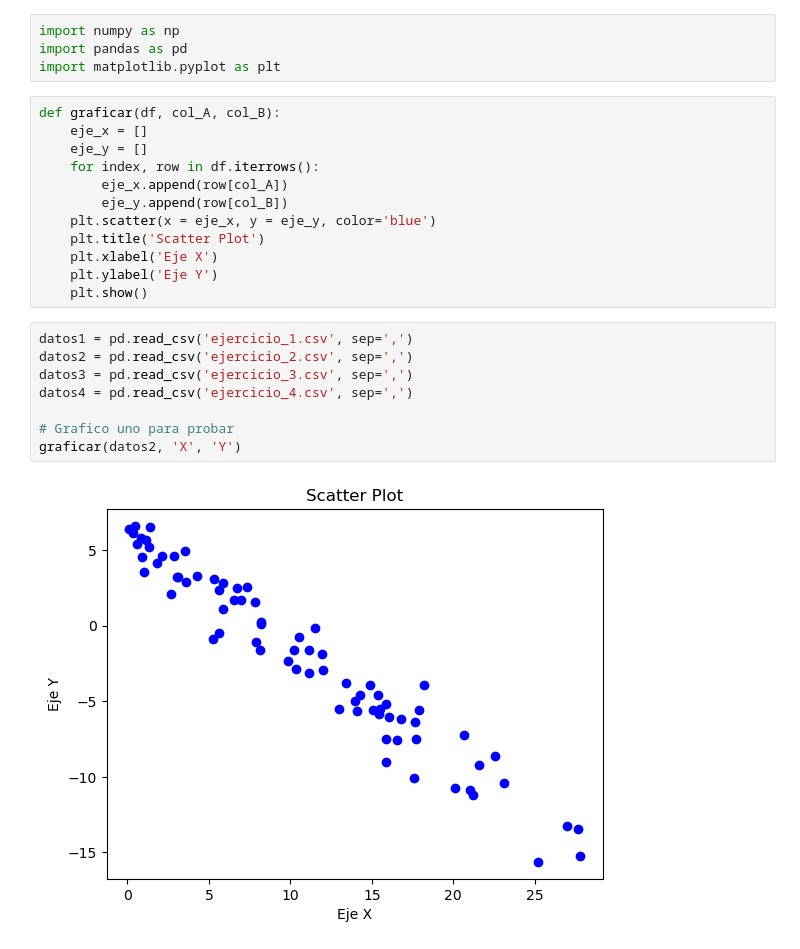
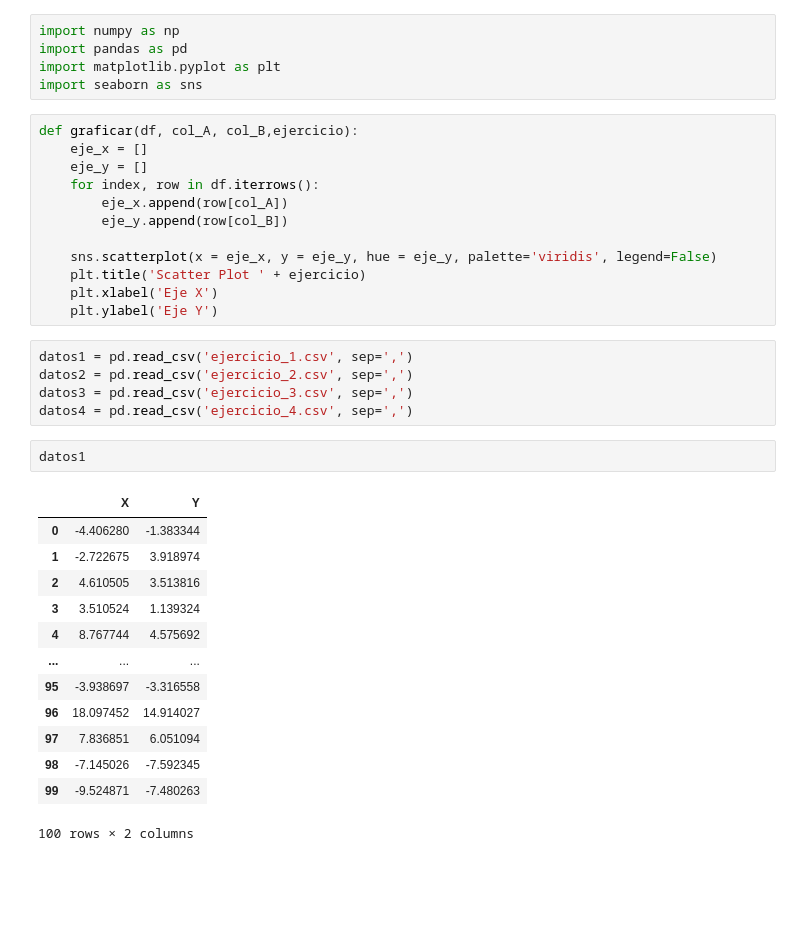
Before and after one commit to seremare9/tp1_metodos, a Jupyter notebook: codigo.ipynb, the cells around one changed output. Drawn from its saved outputs; the diff is of its cells as text; blank space fills up the shorter version.

Commit message:
graficos seaborn y algunos avances

```diff
--- a/codigo.ipynb
+++ b/codigo.ipynb
@@ -2,25 +2,37 @@
 import numpy as np
 import pandas as pd
 import matplotlib.pyplot as plt
+import seaborn as sns
 # %%
-def graficar(df, col_A, col_B):
+def graficar(df, col_A, col_B,ejercicio):
     eje_x = []
     eje_y = []
     for index, row in df.iterrows():
         eje_x.append(row[col_A])
         eje_y.append(row[col_B])
-    plt.scatter(x = eje_x, y = eje_y, color='blue')
-    plt.title('Scatter Plot')
+
+    sns.scatterplot(x = eje_x, y = eje_y, hue = eje_y, palette='viridis', legend=False)
+    plt.title('Scatter Plot ' + ejercicio)
     plt.xlabel('Eje X')
     plt.ylabel('Eje Y')
-    plt.show()
 # %%
 datos1 = pd.read_csv('ejercicio_1.csv', sep=',')
 datos2 = pd.read_csv('ejercicio_2.csv', sep=',')
 datos3 = pd.read_csv('ejercicio_3.csv', sep=',')
 datos4 = pd.read_csv('ejercicio_4.csv', sep=',')
-
-# Grafico uno para probar
-graficar(datos2, 'X', 'Y')
-# %% [output]
-[figure, removed]
+# %%
+datos1
+# %% [output]
+|  | X | Y |
+| 0 | -4.406280 | -1.383344 |
+| 1 | -2.722675 | 3.918974 |
+| 2 | 4.610505 | 3.513816 |
+| 3 | 3.510524 | 1.139324 |
+| 4 | 8.767744 | 4.575692 |
+| ... | ... | ... |
+| 95 | -3.938697 | -3.316558 |
+| 96 | 18.097452 | 14.914027 |
+| 97 | 7.836851 | 6.051094 |
+| 98 | -7.145026 | -7.592345 |
+| 99 | -9.524871 | -7.480263 |
+100 rows × 2 columns
```
Also changed, not shown: parts of 6 cells of this notebook.
